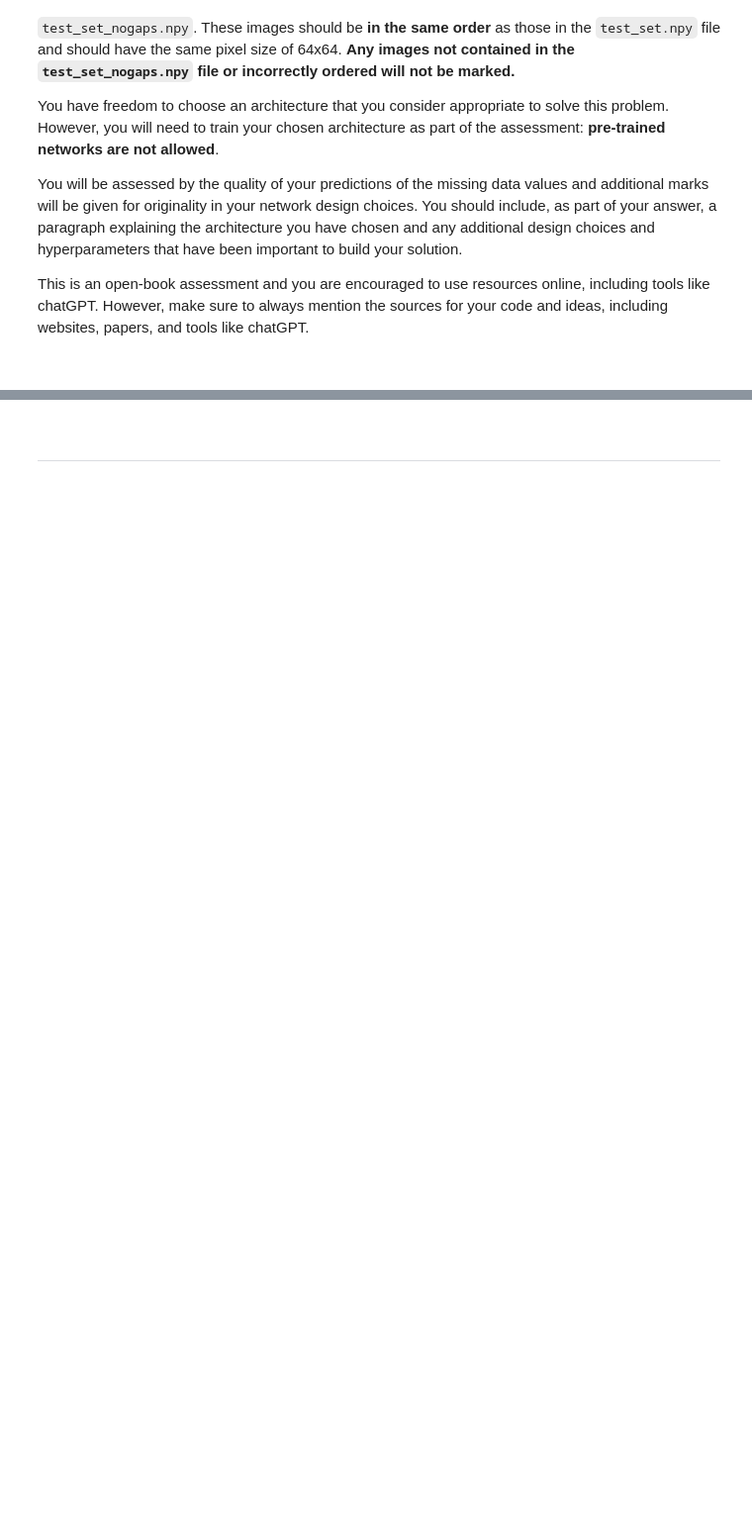
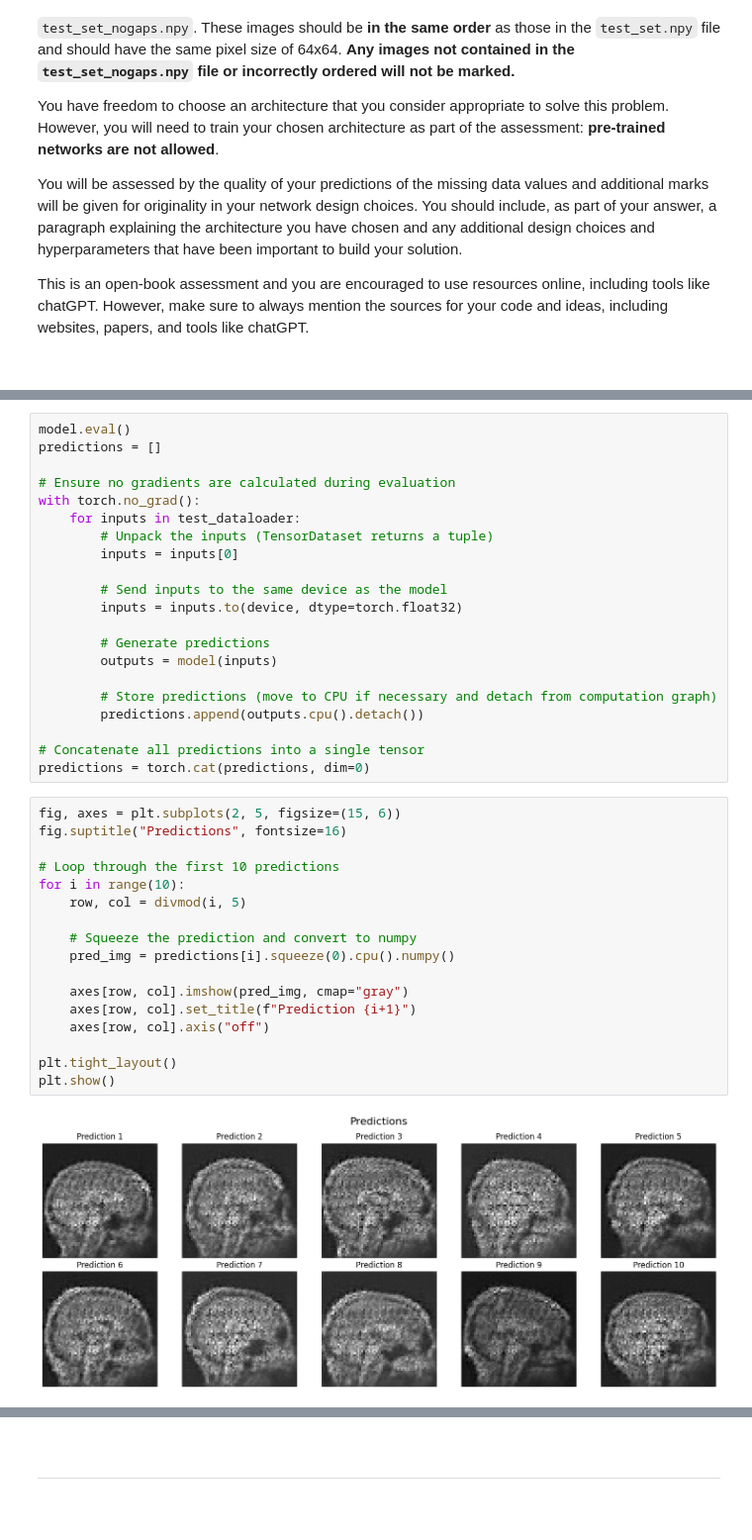
Before and after one commit to esemsc-gg1624/test1, a Jupyter notebook: Assessment.ipynb, the cells around one changed output, grey strips where cells are left out. Shown at 99% size. Saved outputs shown, nothing was run; the diff lists cells and outputs as text; blank space fills up the shorter version.

```diff
--- a/Assessment.ipynb
+++ b/Assessment.ipynb
@@ -320,0 +560,40 @@ This is an open-book assessment and you are encouraged to use resources online,
+# %%
+model.eval()
+predictions = []
+
+# Ensure no gradients are calculated during evaluation
+with torch.no_grad():
+    for inputs in test_dataloader:
+        # Unpack the inputs (TensorDataset returns a tuple)
+        inputs = inputs[0]
+
+        # Send inputs to the same device as the model
+        inputs = inputs.to(device, dtype=torch.float32)
+
+        # Generate predictions
+        outputs = model(inputs)
+
+        # Store predictions (move to CPU if necessary and detach from computation graph)
+        predictions.append(outputs.cpu().detach())
+
+# Concatenate all predictions into a single tensor
+predictions = torch.cat(predictions, dim=0)
+# %%
+fig, axes = plt.subplots(2, 5, figsize=(15, 6))
+fig.suptitle("Predictions", fontsize=16)
+
+# Loop through the first 10 predictions
+for i in range(10):
+    row, col = divmod(i, 5)
+
+    # Squeeze the prediction and convert to numpy
+    pred_img = predictions[i].squeeze(0).cpu().numpy()
+
+    axes[row, col].imshow(pred_img, cmap="gray")
+    axes[row, col].set_title(f"Prediction {i+1}")
+    axes[row, col].axis("off")
+
+plt.tight_layout()
+plt.show()
+# %% [output]
+[figure, added]
```
Also changed, not shown: parts of 19 cells of this notebook.
